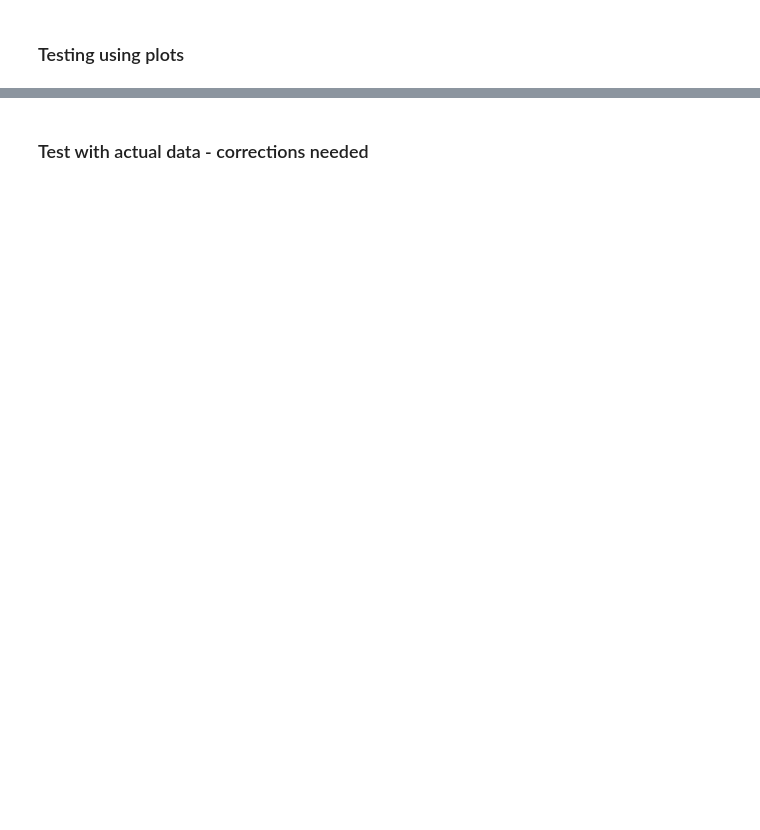
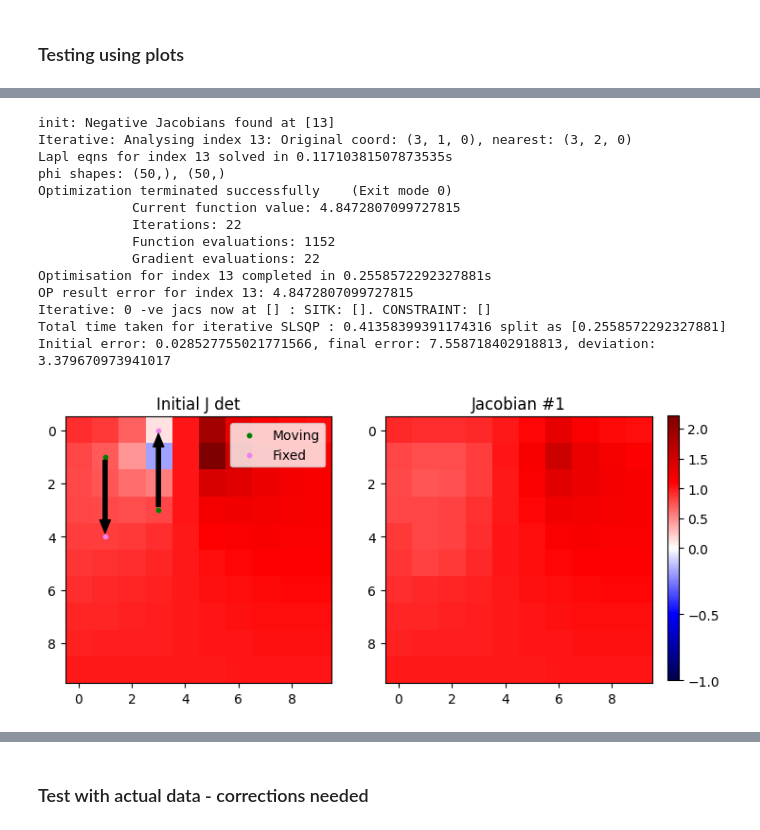
Before and after one commit to andythai/deformation-field-processing, a Jupyter notebook: postproc.ipynb, the cells around one changed output, grey strips where cells are left out. Cells and saved outputs as stored; diff of their text form; code cells hidden in the pictures; blank space fills up the shorter version.

```diff
--- a/postproc.ipynb
+++ b/postproc.ipynb
@@ -744,2 +1160,32 @@ meshgrid shape for plot: (10, 10)
+# %%
+msample = np.array([
+    [0, 1, 1],
+    [0, 3, 3],
+])
+fsample = np.array([
+    [0, 4, 1],
+    [0, 0, 3],
+])
+
+fixed_sample = np.zeros((1, 10, 10))
+#test_grad(fixed_sample, msample, fsample)
+#test_scipy(fixed_sample, msample, fsample)
+plot_iterative_jacobians(fixed_sample, msample, fsample)
+# %% [output]
+init: Negative Jacobians found at [13]
+Iterative: Analysing index 13: Original coord: (3, 1, 0), nearest: (3, 2, 0)
+Lapl eqns for index 13 solved in 0.11710381507873535s
+phi shapes: (50,), (50,)
+Optimization terminated successfully    (Exit mode 0)
+            Current function value: 4.8472807099727815
+            Iterations: 22
+            Function evaluations: 1152
+            Gradient evaluations: 22
+Optimisation for index 13 completed in 0.2558572292327881s
+OP result error for index 13: 4.8472807099727815
+Iterative: 0 -ve jacs now at [] : SITK: []. CONSTRAINT: []
+Total time taken for iterative SLSQP : 0.41358399391174316 split as [0.2558572292327881]
+Initial error: 0.028527755021771566, final error: 7.558718402918813, deviation: 3.379670973941017
+[figure, added]
 # %%
 msample = np.array([
```
Also changed, not shown: parts of 18 cells of this notebook, 2 other files.
